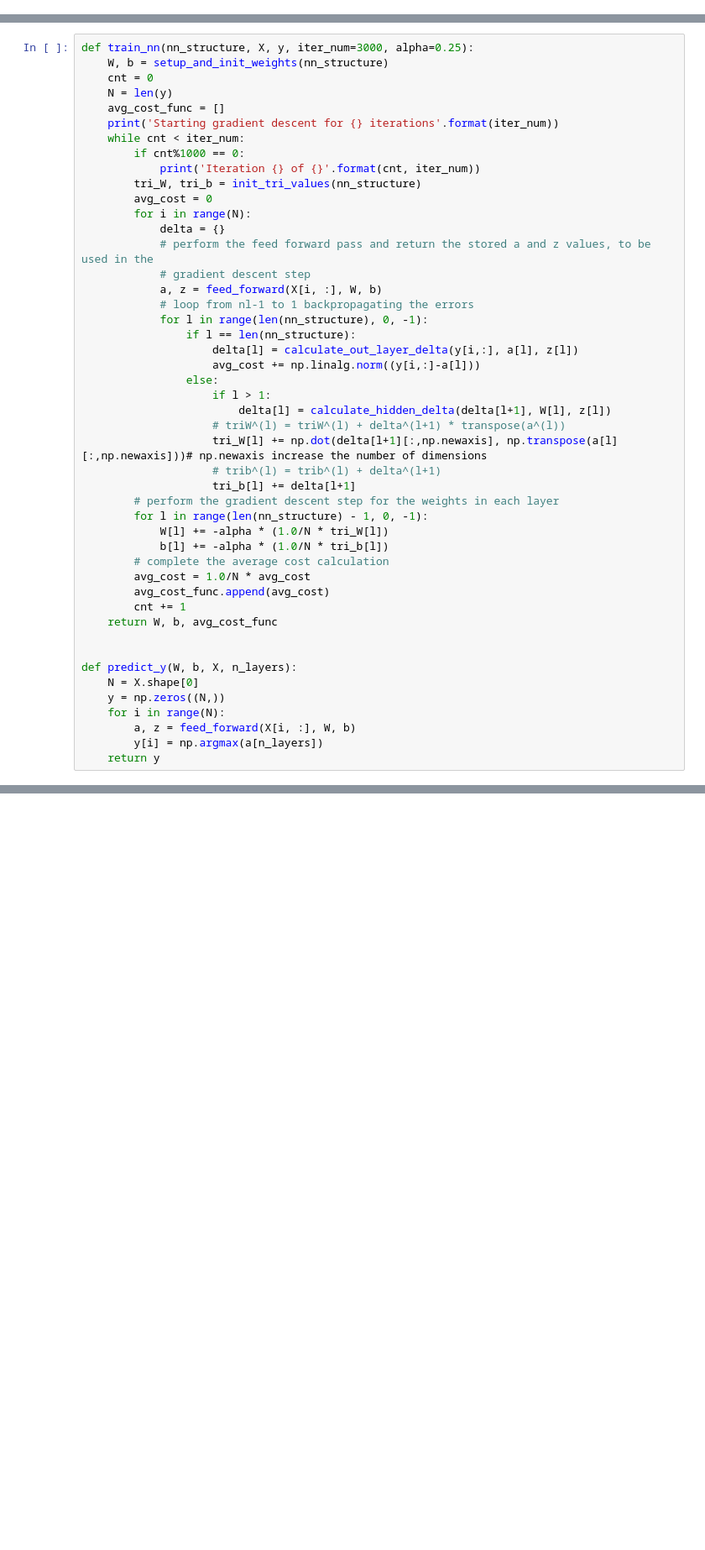
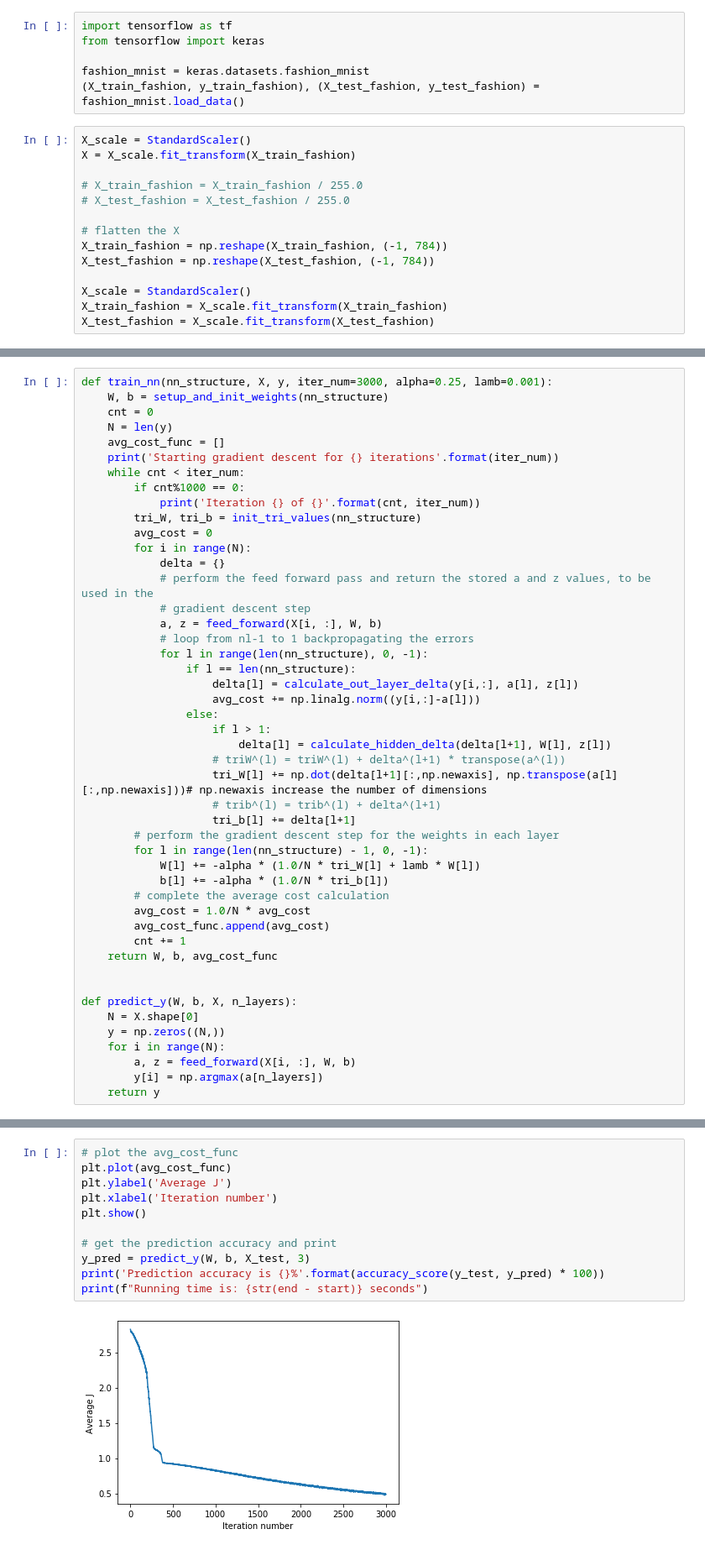
Before and after one commit to YiheWang/NYU-CS-6923-MLFinalProject, a Jupyter notebook: naive_implementation.ipynb, the cells around one changed output, grey strips where cells are left out. Shown at 84% size. Saved outputs shown, nothing was run; the diff lists cells and outputs as text; blank space fills up the shorter version.

```diff
--- a/naive_implementation.ipynb
+++ b/naive_implementation.ipynb
@@ -88,0 +89,20 @@ print(y_v_train[0:4])
+# %%
+import tensorflow as tf
+from tensorflow import keras
+
+fashion_mnist = keras.datasets.fashion_mnist
+(X_train_fashion, y_train_fashion), (X_test_fashion, y_test_fashion) = fashion_mnist.load_data()
+# %%
+X_scale = StandardScaler()
+X = X_scale.fit_transform(X_train_fashion)
+
+# X_train_fashion = X_train_fashion / 255.0
+# X_test_fashion = X_test_fashion / 255.0
+
+# flatten the X
+X_train_fashion = np.reshape(X_train_fashion, (-1, 784))
+X_test_fashion = np.reshape(X_test_fashion, (-1, 784))
+
+X_scale = StandardScaler()
+X_train_fashion = X_scale.fit_transform(X_train_fashion)
+X_test_fashion = X_scale.fit_transform(X_test_fashion)
@@ -134,7 +158,7 @@ def calculate_hidden_delta(delta_plus_1, w_l, z_l):
     # delta^(l) = (transpose(W^(l)) * delta^(l+1)) * f'(z^(l))
     return np.dot(np.transpose(w_l), delta_plus_1) * f_deriv(z_l)
 # %%
-def train_nn(nn_structure, X, y, iter_num=3000, alpha=0.25):
+def train_nn(nn_structure, X, y, iter_num=3000, alpha=0.25, lamb=0.001):
     W, b = setup_and_init_weights(nn_structure)
     cnt = 0
     N = len(y)
@@ -164,7 +188,7 @@ def train_nn(nn_structure, X, y, iter_num=3000, alpha=0.25):
                     tri_b[l] += delta[l+1]
         # perform the gradient descent step for the weights in each layer
         for l in range(len(nn_structure) - 1, 0, -1):
-            W[l] += -alpha * (1.0/N * tri_W[l])
+            W[l] += -alpha * (1.0/N * tri_W[l] + lamb * W[l])
             b[l] += -alpha * (1.0/N * tri_b[l])
         # complete the average cost calculation
         avg_cost = 1.0/N * avg_cost
@@ -189,0 +219,13 @@ end = time.clock()
+# %%
+# plot the avg_cost_func
+plt.plot(avg_cost_func)
+plt.ylabel('Average J')
+plt.xlabel('Iteration number')
+plt.show()
+
+# get the prediction accuracy and print
+y_pred = predict_y(W, b, X_test, 3)
+print('Prediction accuracy is {}%'.format(accuracy_score(y_test, y_pred) * 100))
+print(f"Running time is: {str(end - start)} seconds")
+# %% [output]
+[figure, added]
```
Also changed, not shown: parts of 19 cells of this notebook, 4 other files.
